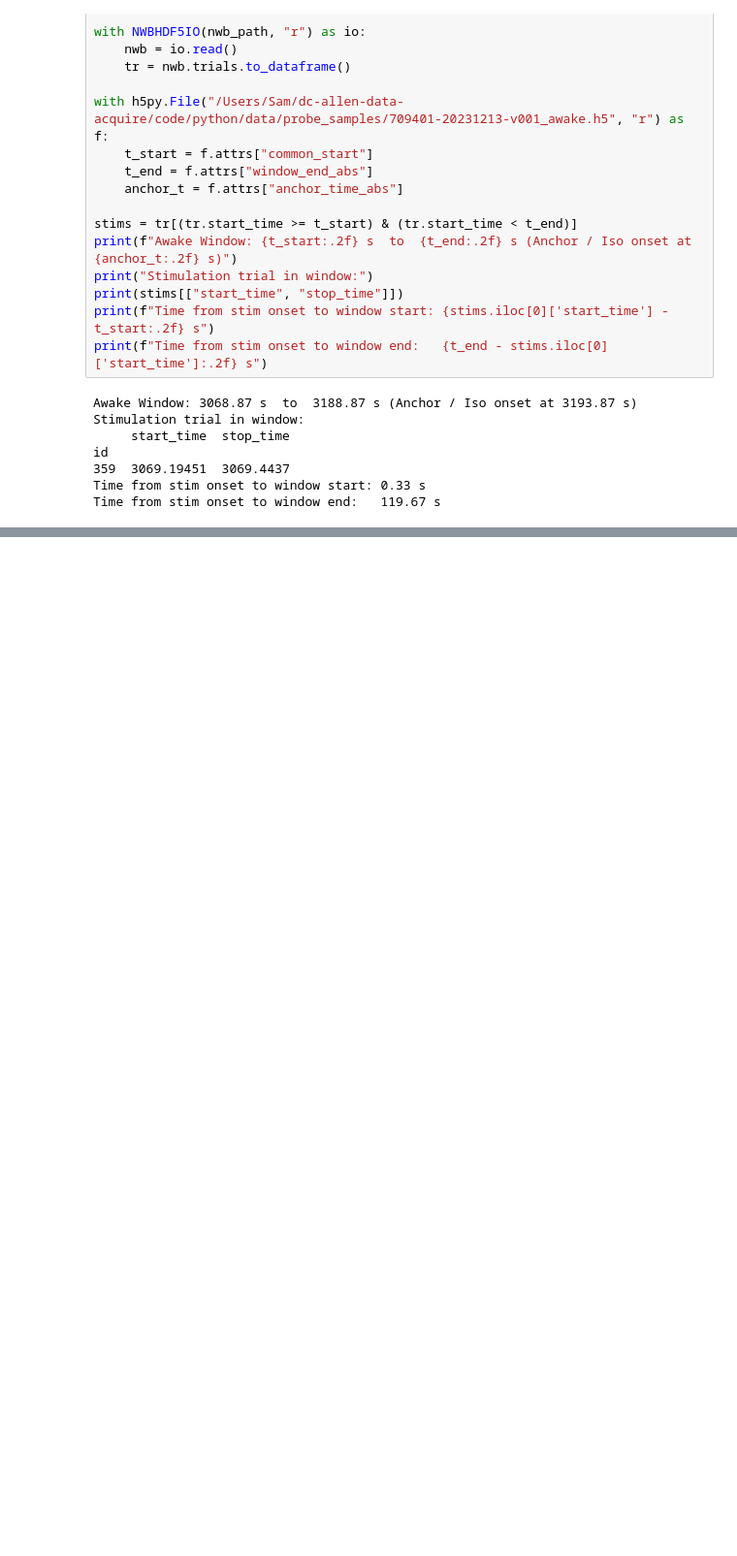
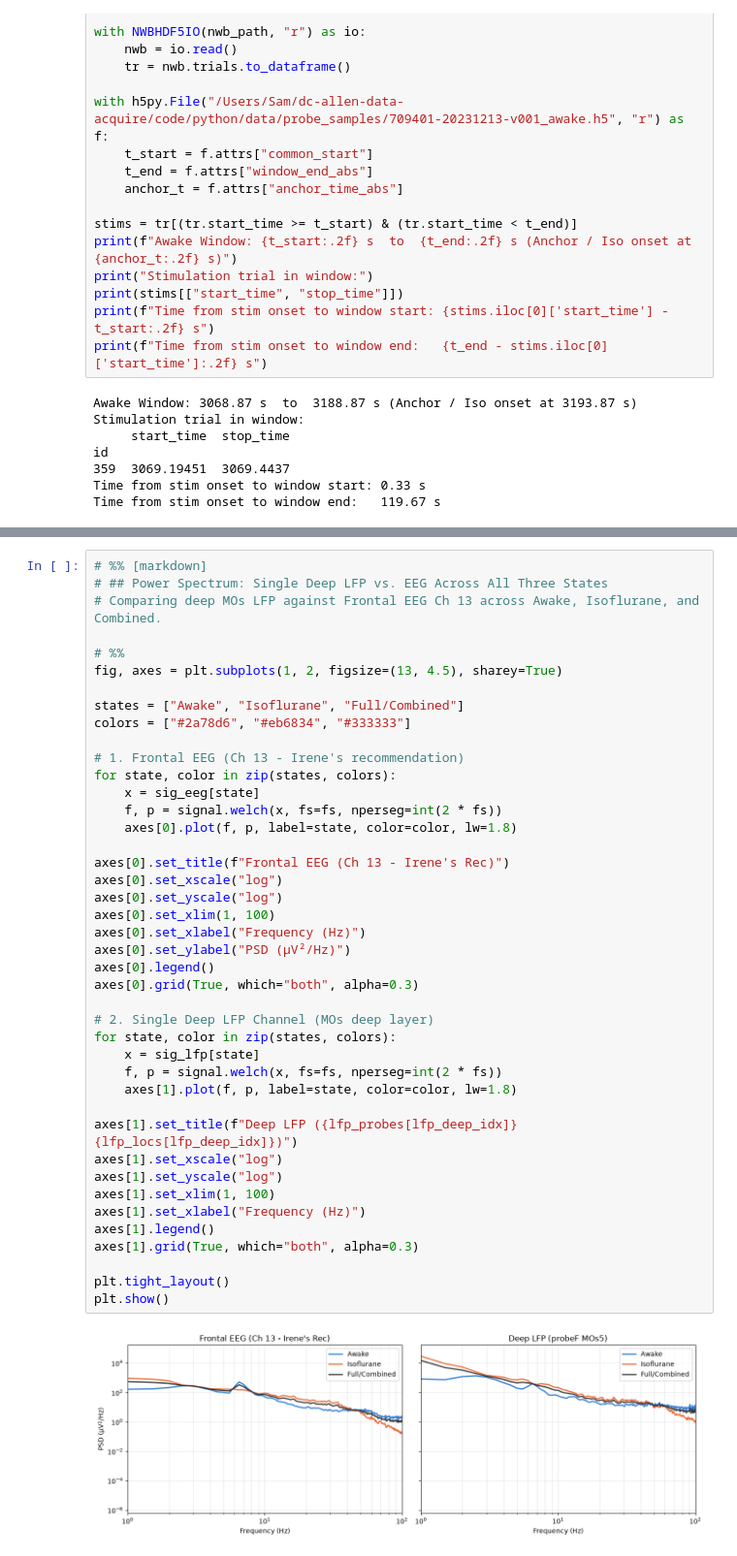
Before and after one commit to saasberkeley/dc-allen, a Jupyter notebook: code/python/notebooks/awake_iso_eeg_lfp.ipynb, the cells around one changed output, grey strips where cells are left out. Shown at 97% size. Cells and saved outputs as stored; diff of their text form; blank space fills up the shorter version.

```diff
--- a/code/python/notebooks/debugging_and_tests.ipynb
+++ b/code/python/notebooks/awake_iso_eeg_lfp.ipynb
@@ -322,0 +411,44 @@ Extracting LFP motifs: Full/Combined
+# %%
+# %% [markdown]
+# ## Power Spectrum: Single Deep LFP vs. EEG Across All Three States
+# Comparing deep MOs LFP against Frontal EEG Ch 13 across Awake, Isoflurane, and Combined.
+
+# %%
+fig, axes = plt.subplots(1, 2, figsize=(13, 4.5), sharey=True)
+
+states = ["Awake", "Isoflurane", "Full/Combined"]
+colors = ["#2a78d6", "#eb6834", "#333333"]
+
+# 1. Frontal EEG (Ch 13 - Irene's recommendation)
+for state, color in zip(states, colors):
+    x = sig_eeg[state]
+    f, p = signal.welch(x, fs=fs, nperseg=int(2 * fs))
+    axes[0].plot(f, p, label=state, color=color, lw=1.8)
+
+axes[0].set_title(f"Frontal EEG (Ch 13 - Irene's Rec)")
+axes[0].set_xscale("log")
+axes[0].set_yscale("log")
+axes[0].set_xlim(1, 100)
+axes[0].set_xlabel("Frequency (Hz)")
+axes[0].set_ylabel("PSD (µV²/Hz)")
+axes[0].legend()
+axes[0].grid(True, which="both", alpha=0.3)
+
+# 2. Single Deep LFP Channel (MOs deep layer)
+for state, color in zip(states, colors):
+    x = sig_lfp[state]
+    f, p = signal.welch(x, fs=fs, nperseg=int(2 * fs))
+    axes[1].plot(f, p, label=state, color=color, lw=1.8)
+
+axes[1].set_title(f"Deep LFP ({lfp_probes[lfp_deep_idx]} {lfp_locs[lfp_deep_idx]})")
+axes[1].set_xscale("log")
+axes[1].set_yscale("log")
+axes[1].set_xlim(1, 100)
+axes[1].set_xlabel("Frequency (Hz)")
+axes[1].legend()
+axes[1].grid(True, which="both", alpha=0.3)
+
+plt.tight_layout()
+plt.show()
+# %% [output]
+[figure, added]
```
Also changed, not shown: parts of 3 cells of this notebook.
